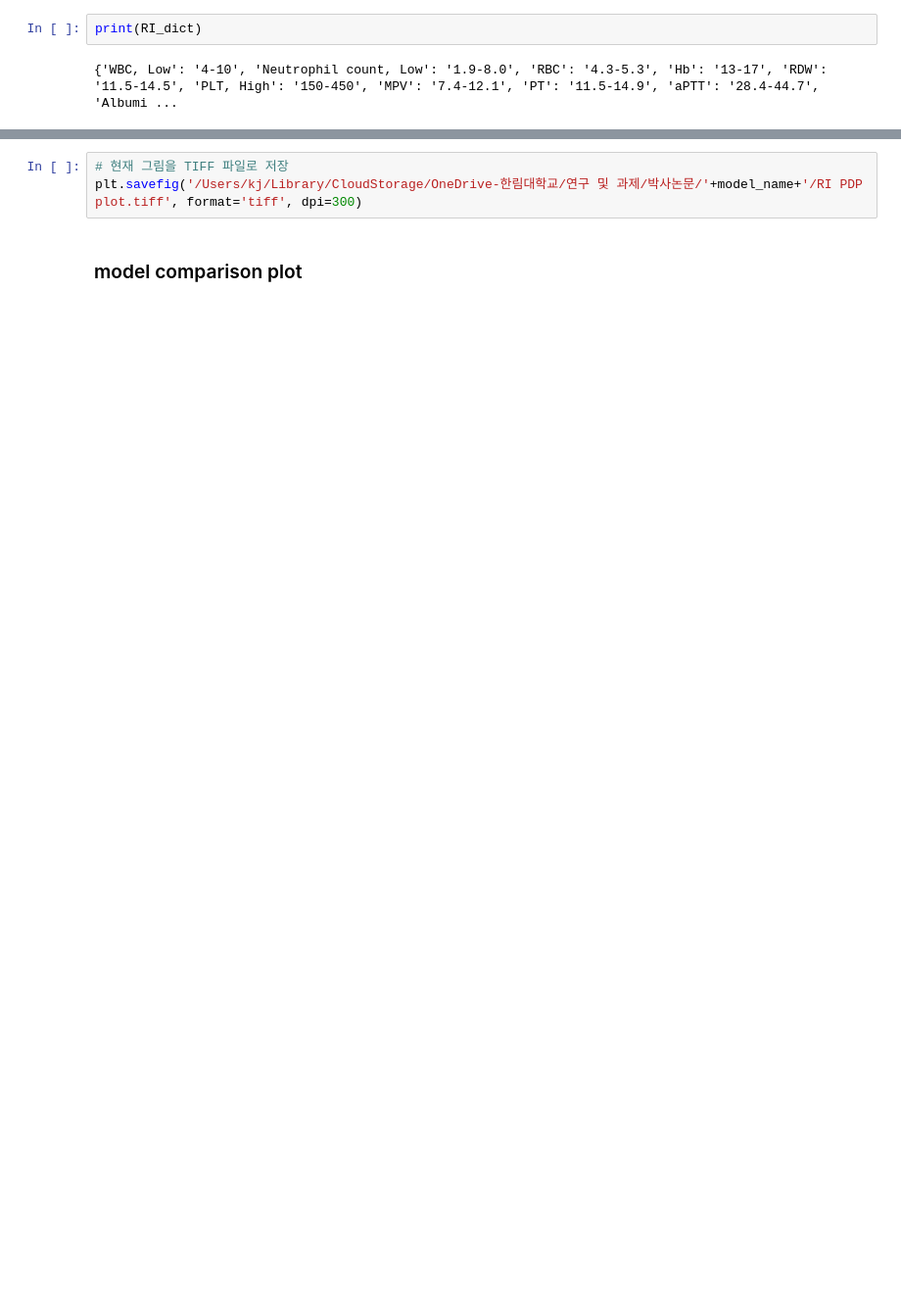
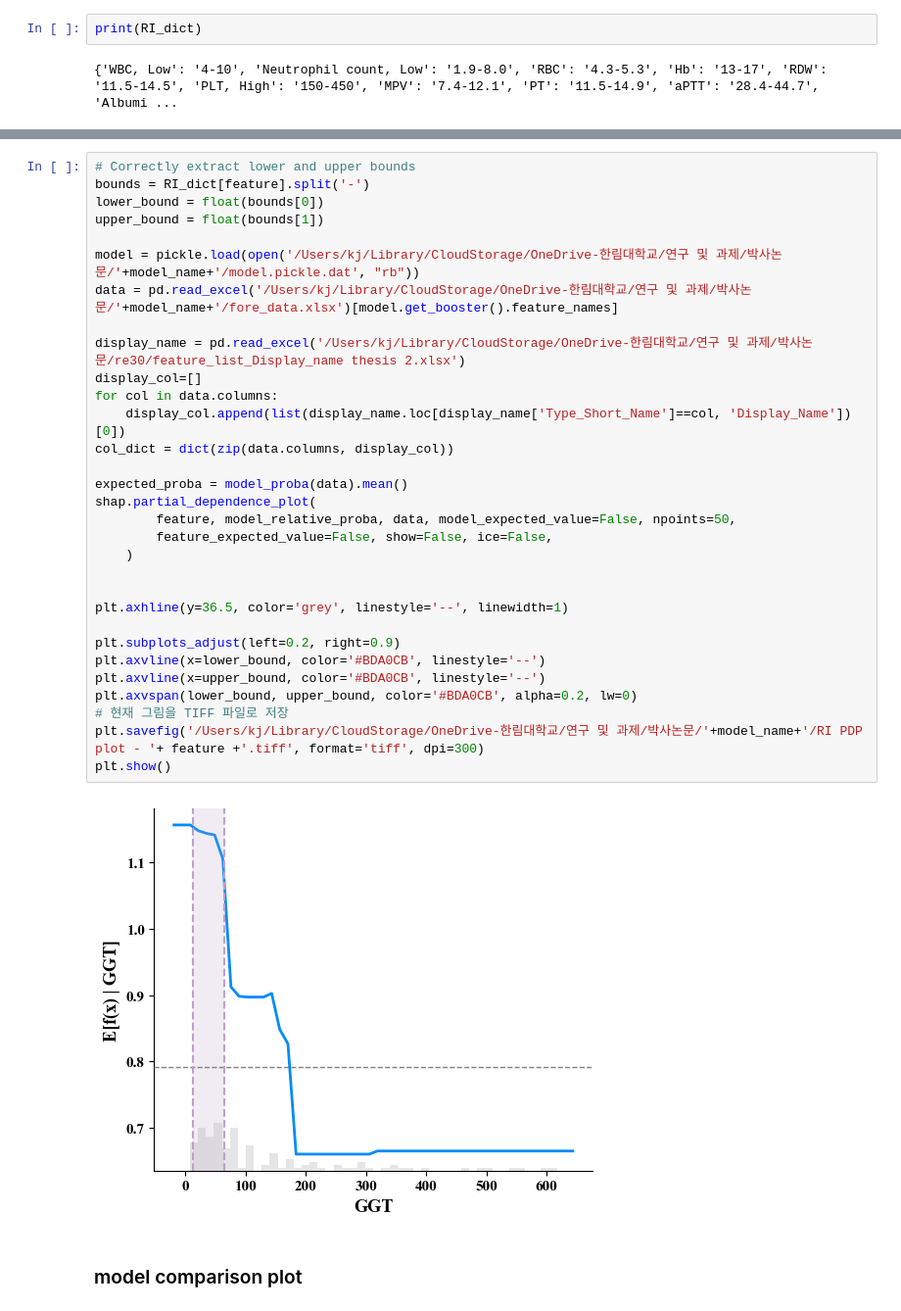
Before and after one commit to KibumJeon/CRE_BSI-score, a Jupyter notebook: Plots.ipynb, the cells around one changed output, grey strips where cells are left out. Shown: that part at 98% size. Saved outputs shown, nothing was run; the diff lists cells and outputs as text; blank space fills up the shorter version.

```diff
--- a/Plots.ipynb
+++ b/Plots.ipynb
@@ -86,6 +57,36 @@ plt.show()
-# %%
-# 현재 그림을 TIFF 파일로 저장
-plt.savefig('/Users/kj/Library/CloudStorage/OneDrive-한림대학교/연구 및 과제/박사논문/'+model_name+'/RI PDP plot.tiff', format='tiff', dpi=300)
+# %%
+# Correctly extract lower and upper bounds
+bounds = RI_dict[feature].split('-')
+lower_bound = float(bounds[0])
+upper_bound = float(bounds[1])
+
+model = pickle.load(open('/Users/kj/Library/CloudStorage/OneDrive-한림대학교/연구 및 과제/박사논문/'+model_name+'/model.pickle.dat', "rb"))
+data = pd.read_excel('/Users/kj/Library/CloudStorage/OneDrive-한림대학교/연구 및 과제/박사논문/'+model_name+'/fore_data.xlsx')[model.get_booster().feature_names]
+
+display_name = pd.read_excel('/Users/kj/Library/CloudStorage/OneDrive-한림대학교/연구 및 과제/박사논문/re30/feature_list_Display_name thesis 2.xlsx')
+display_col=[]
+for col in data.columns:
+    display_col.append(list(display_name.loc[display_name['Type_Short_Name']==col, 'Display_Name'])[0])
+col_dict = dict(zip(data.columns, display_col))
+
+expected_proba = model_proba(data).mean()
+shap.partial_dependence_plot(
+        feature, model_relative_proba, data, model_expected_value=False, npoints=50,
+        feature_expected_value=False, show=False, ice=False,
+    )
+
+
+plt.axhline(y=36.5, color='grey', linestyle='--', linewidth=1)
+
+plt.subplots_adjust(left=0.2, right=0.9)
+plt.axvline(x=lower_bound, color='#BDA0CB', linestyle='--')
+plt.axvline(x=upper_bound, color='#BDA0CB', linestyle='--')
+plt.axvspan(lower_bound, upper_bound, color='#BDA0CB', alpha=0.2, lw=0)
+# 현재 그림을 TIFF 파일로 저장
+plt.savefig('/Users/kj/Library/CloudStorage/OneDrive-한림대학교/연구 및 과제/박사논문/'+model_name+'/RI PDP plot - '+ feature +'.tiff', format='tiff', dpi=300)
+plt.show()
+# %% [output]
+[figure, added]
 # %% [markdown]
 ### model comparison plot
 # %%
```
Also changed, not shown: parts of 44 cells of this notebook, 8 other files.
